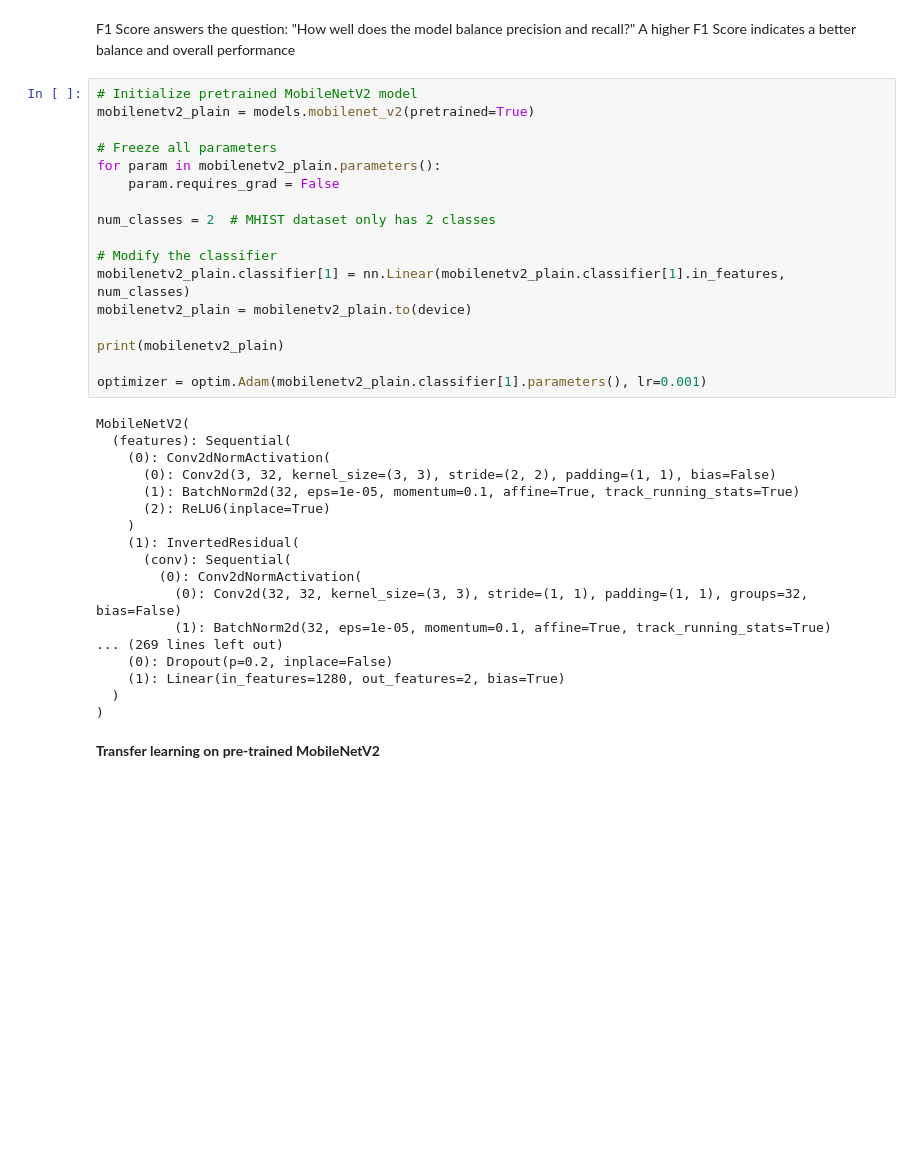
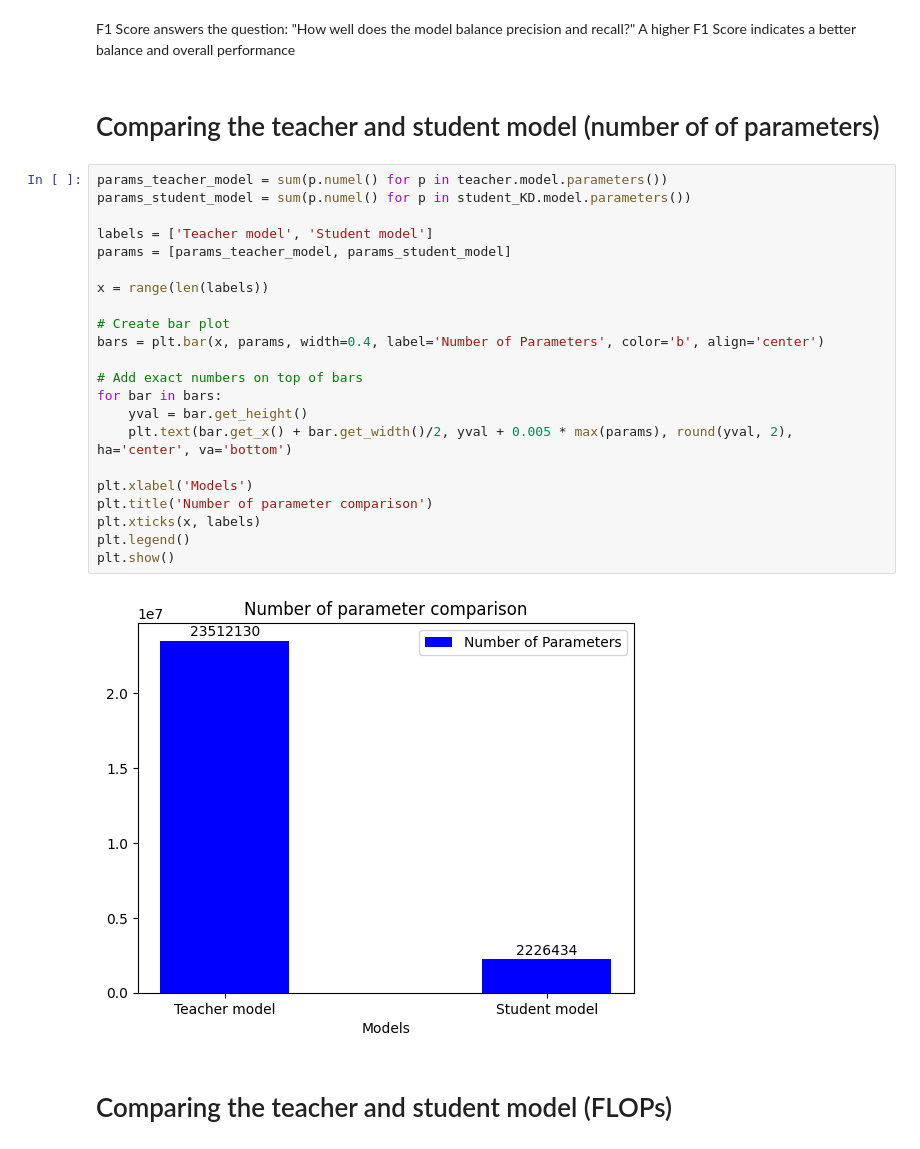
Before and after one commit to sunhuanhuan920/ECE1512_2023F_ProjectRepo_Zhenhuan_Sun, a Jupyter notebook: Project A/Task_2.ipynb, the cells around one changed output. Cells and saved outputs as stored; diff of their text form; blank space fills up the shorter version.

```diff
--- a/Project A/Task_2.ipynb
+++ b/Project A/Task_2.ipynb
@@ -416,39 +615,30 @@ weighted avg   0.827903  0.829069  0.825797       977
 # %% [markdown]
 F1 Score answers the question: "How well does the model balance precision and recall?" A higher F1 Score indicates a better balance and overall performance
-# %%
-# Initialize pretrained MobileNetV2 model
-mobilenetv2_plain = models.mobilenet_v2(pretrained=True)
-
-# Freeze all parameters
-for param in mobilenetv2_plain.parameters():
-    param.requires_grad = False
-
-num_classes = 2  # MHIST dataset only has 2 classes
-
-# Modify the classifier
-mobilenetv2_plain.classifier[1] = nn.Linear(mobilenetv2_plain.classifier[1].in_features, num_classes)
-mobilenetv2_plain = mobilenetv2_plain.to(device)
-
-print(mobilenetv2_plain)
-
-optimizer = optim.Adam(mobilenetv2_plain.classifier[1].parameters(), lr=0.001)
-# %% [output]
-MobileNetV2(
-  (features): Sequential(
-    (0): Conv2dNormActivation(
-      (0): Conv2d(3, 32, kernel_size=(3, 3), stride=(2, 2), padding=(1, 1), bias=False)
-      (1): BatchNorm2d(32, eps=1e-05, momentum=0.1, affine=True, track_running_stats=True)
-      (2): ReLU6(inplace=True)
-    )
-    (1): InvertedResidual(
-      (conv): Sequential(
-        (0): Conv2dNormActivation(
-          (0): Conv2d(32, 32, kernel_size=(3, 3), stride=(1, 1), padding=(1, 1), groups=32, bias=False)
-          (1): BatchNorm2d(32, eps=1e-05, momentum=0.1, affine=True, track_running_stats=True)
-... (269 lines left out)
-    (0): Dropout(p=0.2, inplace=False)
-    (1): Linear(in_features=1280, out_features=2, bias=True)
-  )
-)
-# %% [markdown]
-**Transfer learning on pre-trained MobileNetV2**
+# %% [markdown]
+# Comparing the teacher and student model (number of of parameters)
+# %%
+params_teacher_model = sum(p.numel() for p in teacher.model.parameters())
+params_student_model = sum(p.numel() for p in student_KD.model.parameters())
+
+labels = ['Teacher model', 'Student model']
+params = [params_teacher_model, params_student_model]
+
+x = range(len(labels))
+
+# Create bar plot
+bars = plt.bar(x, params, width=0.4, label='Number of Parameters', color='b', align='center')
+
+# Add exact numbers on top of bars
+for bar in bars:
+    yval = bar.get_height()
+    plt.text(bar.get_x() + bar.get_width()/2, yval + 0.005 * max(params), round(yval, 2), ha='center', va='bottom')
+
+plt.xlabel('Models')
+plt.title('Number of parameter comparison')
+plt.xticks(x, labels)
+plt.legend()
+plt.show()
+# %% [output]
+[figure, added]
+# %% [markdown]
+# Comparing the teacher and student model (FLOPs)
```
Also changed, not shown: parts of 73 cells of this notebook.
